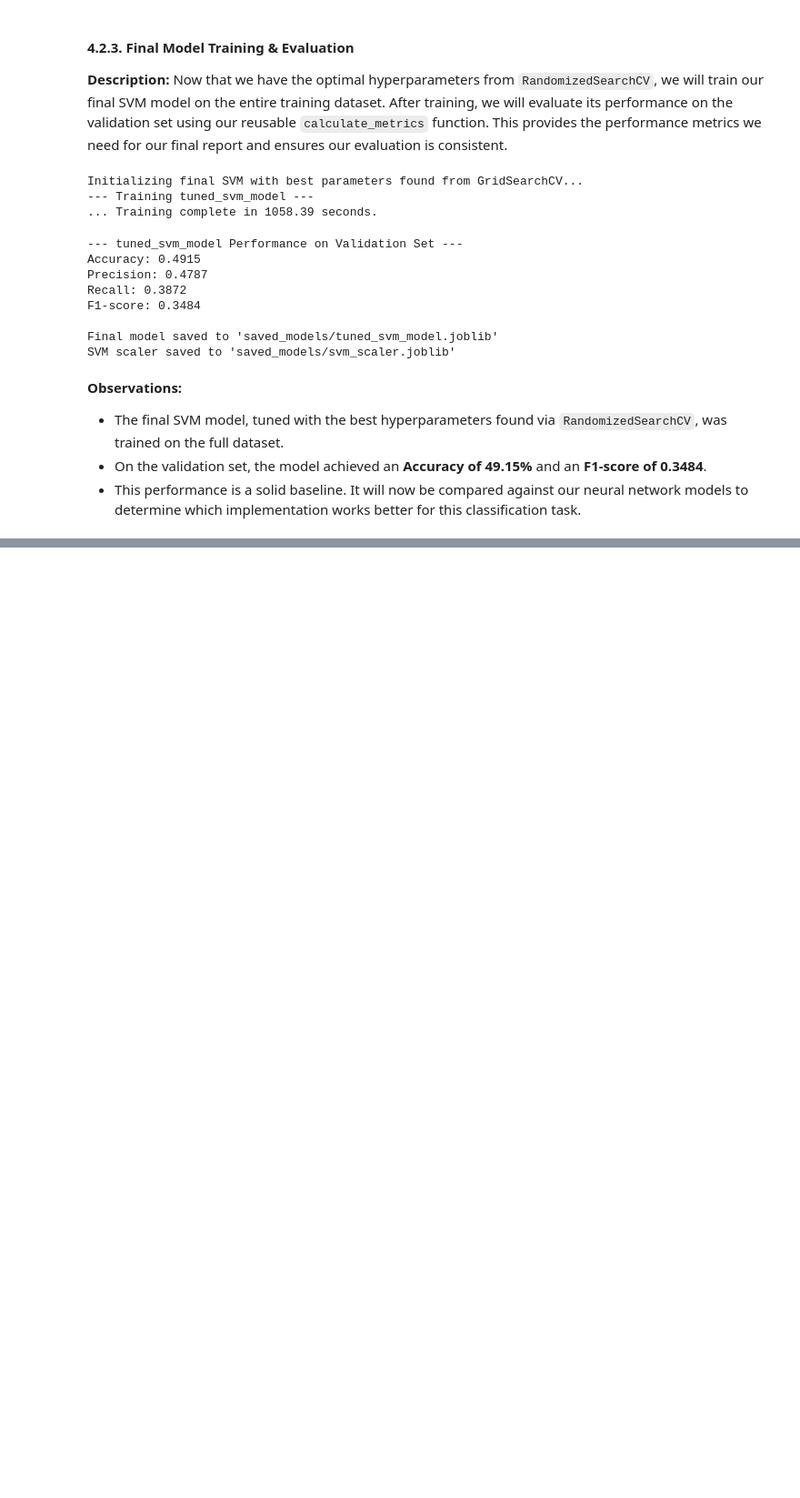
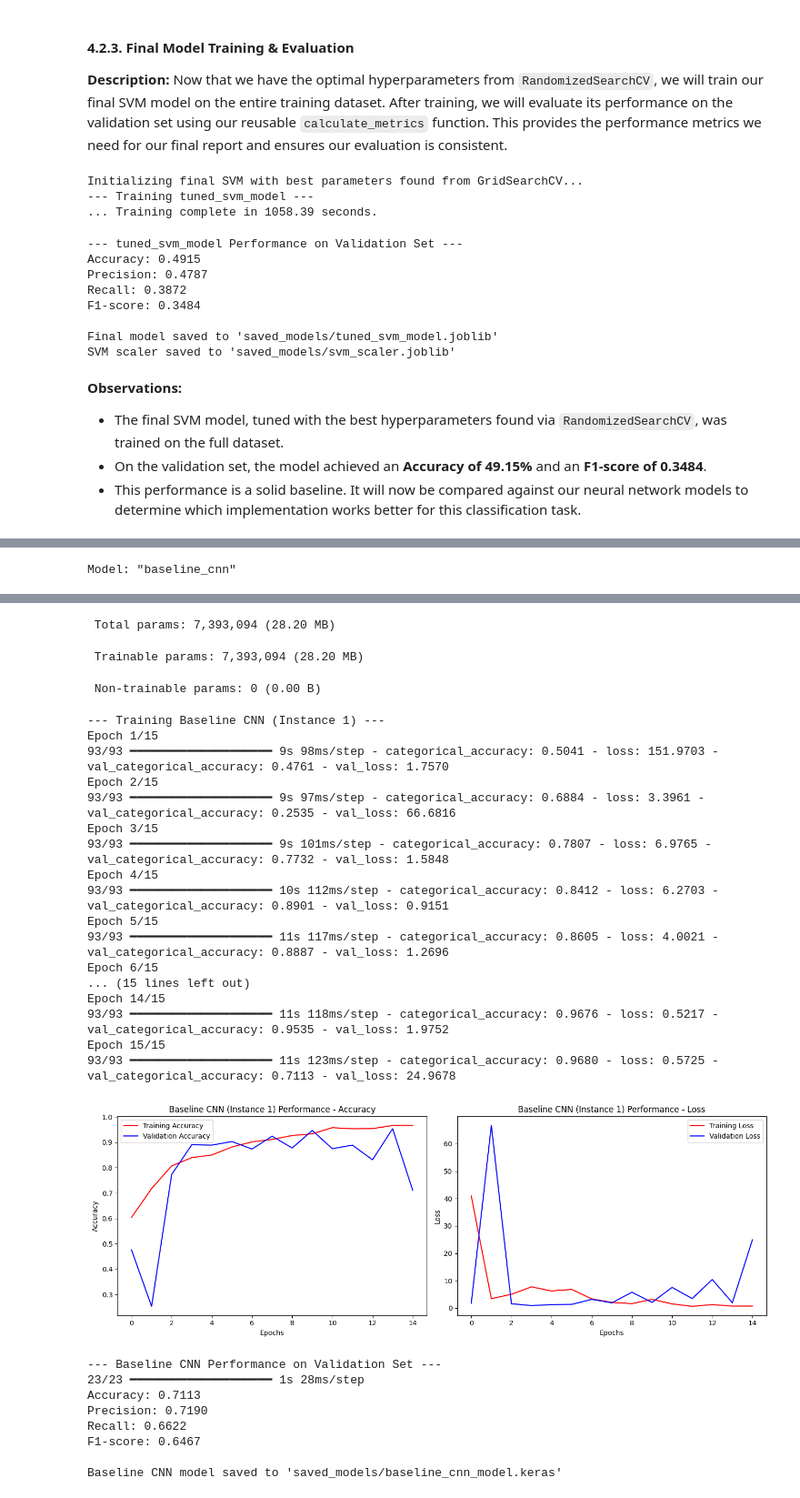
Before and after one commit to Christianib003/rinda-project, a Jupyter notebook: notebook.ipynb, the cells around one changed output, grey strips where cells are left out. Shown at 91% size. Saved outputs shown, nothing was run; the diff lists cells and outputs as text; code cells hidden in the pictures; blank space fills up the shorter version.

Commit message:
train two first instances of neuronetworks

```diff
--- a/notebook.ipynb
+++ b/notebook.ipynb
@@ -530,0 +588,42 @@ SVM scaler saved to 'saved_models/svm_scaler.joblib'
+# %%
+
+# 1. Build the model using our reusable function
+baseline_model = build_cnn_model(
+    input_shape=(IMG_HEIGHT, IMG_WIDTH, 3),
+    num_classes=6,
+    name="baseline_cnn"
+)
+baseline_model.summary()
+
+# 2. Train the model
+print("\n--- Training Baseline CNN (Instance 1) ---")
+baseline_history = baseline_model.fit(
+    train_dataset,
+    epochs=15,
+    validation_data=validation_dataset,
+    verbose=1
+)
+
+# 3. Evaluate the model using our reusable functions
+# Plot training history
+plot_training_history(baseline_history, "Baseline CNN (Instance 1) Performance")
+
+# Calculate and print metrics
+print("\n--- Baseline CNN Performance on Validation Set ---")
+# First, get the true labels from the validation dataset
+y_val_true = np.concatenate([y for x, y in validation_dataset], axis=0)
+# Then, get the model's predictions
+y_val_pred_baseline = baseline_model.predict(validation_dataset)
+# Now, use our reusable function
+baseline_metrics = calculate_metrics(y_val_true, y_val_pred_baseline)
+
+for metric, value in baseline_metrics.items():
+    print(f"{metric}: {value:.4f}")
+
+
+# 4. Save the trained model using the new .keras format
+# This is required by the assignment
+baseline_model.save('saved_models/baseline_cnn_model.keras')
+print("\nBaseline CNN model saved to 'saved_models/baseline_cnn_model.keras'")
+# %% [output]
+Model: "baseline_cnn"
@@ -530,0 +649,29 @@ SVM scaler saved to 'saved_models/svm_scaler.joblib'
+ Total params: 7,393,094 (28.20 MB)
+ Trainable params: 7,393,094 (28.20 MB)
+ Non-trainable params: 0 (0.00 B)
+--- Training Baseline CNN (Instance 1) ---
+Epoch 1/15
+93/93 ━━━━━━━━━━━━━━━━━━━━ 9s 98ms/step - categorical_accuracy: 0.5041 - loss: 151.9703 - val_categorical_accuracy: 0.4761 - val_loss: 1.7570
+Epoch 2/15
+93/93 ━━━━━━━━━━━━━━━━━━━━ 9s 97ms/step - categorical_accuracy: 0.6884 - loss: 3.3961 - val_categorical_accuracy: 0.2535 - val_loss: 66.6816
+Epoch 3/15
+93/93 ━━━━━━━━━━━━━━━━━━━━ 9s 101ms/step - categorical_accuracy: 0.7807 - loss: 6.9765 - val_categorical_accuracy: 0.7732 - val_loss: 1.5848
+Epoch 4/15
+93/93 ━━━━━━━━━━━━━━━━━━━━ 10s 112ms/step - categorical_accuracy: 0.8412 - loss: 6.2703 - val_categorical_accuracy: 0.8901 - val_loss: 0.9151
+Epoch 5/15
+93/93 ━━━━━━━━━━━━━━━━━━━━ 11s 117ms/step - categorical_accuracy: 0.8605 - loss: 4.0021 - val_categorical_accuracy: 0.8887 - val_loss: 1.2696
+Epoch 6/15
+... (15 lines left out)
+Epoch 14/15
+93/93 ━━━━━━━━━━━━━━━━━━━━ 11s 118ms/step - categorical_accuracy: 0.9676 - loss: 0.5217 - val_categorical_accuracy: 0.9535 - val_loss: 1.9752
+Epoch 15/15
+93/93 ━━━━━━━━━━━━━━━━━━━━ 11s 123ms/step - categorical_accuracy: 0.9680 - loss: 0.5725 - val_categorical_accuracy: 0.7113 - val_loss: 24.9678
+[figure, added]
+--- Baseline CNN Performance on Validation Set ---
+23/23 ━━━━━━━━━━━━━━━━━━━━ 1s 28ms/step
+Accuracy: 0.7113
+Precision: 0.7190
+Recall: 0.6622
+F1-score: 0.6467
+
+Baseline CNN model saved to 'saved_models/baseline_cnn_model.keras'
```
Also changed, not shown: parts of 9 cells of this notebook, 3 other files.
